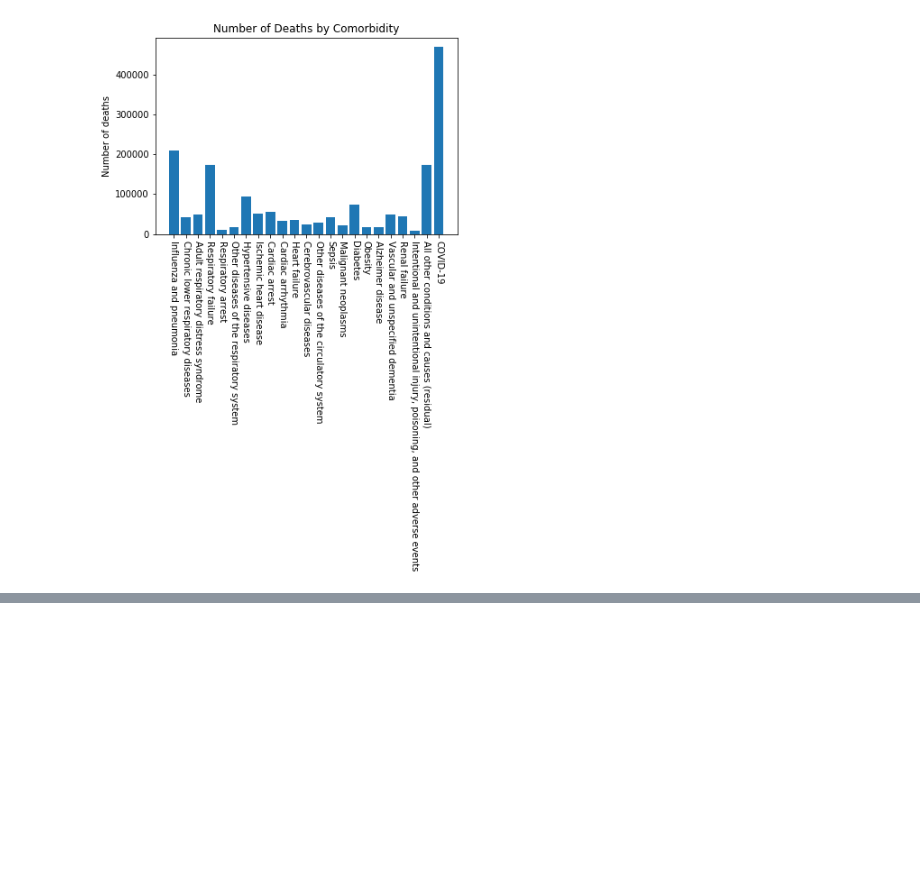
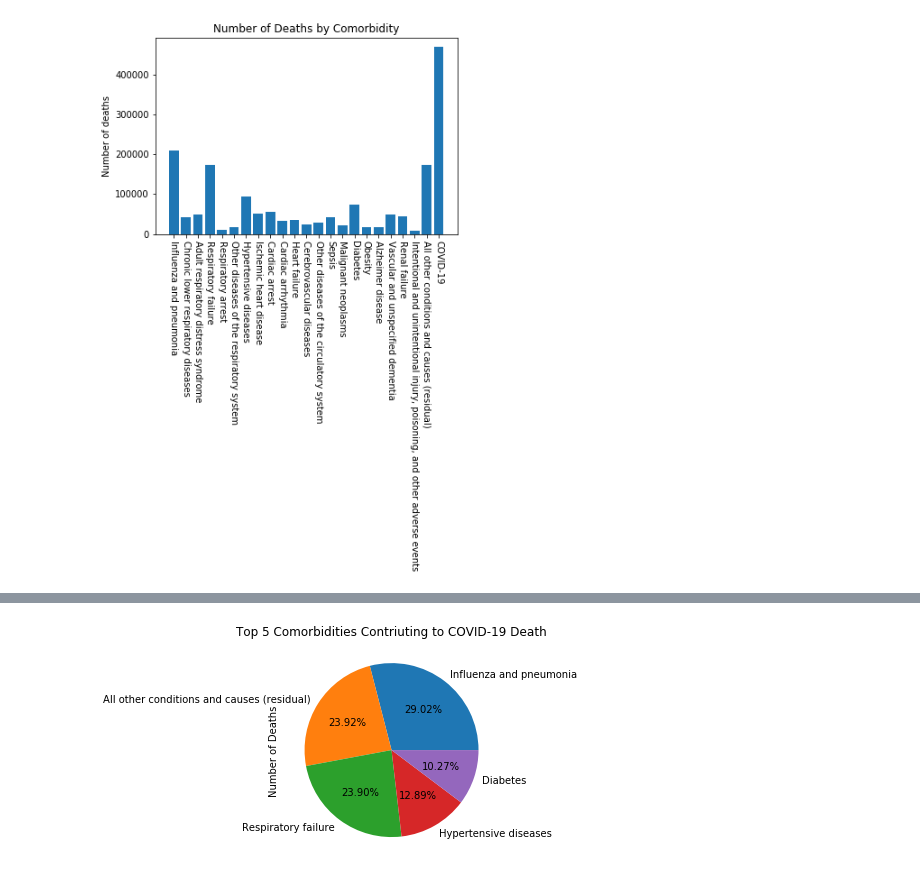
Before and after one commit to bennguyen8/DS-2500-Final, a Jupyter notebook: Comorbidities.ipynb, the cells around one changed output, grey strips where cells are left out. Cells and saved outputs as stored; diff of their text form; code cells hidden in the pictures; blank space fills up the shorter version.

```diff
--- a/Comorbidities.ipynb
+++ b/Comorbidities.ipynb
@@ -84,0 +107,6 @@ plt.show()
+# %%
+# plotting top 5 comorbidities that contribute to death
+plot = top_5.plot.pie(y='Number of Deaths', autopct='%1.2f%%', legend=False,
+                      title='Top 5 Comorbidities Contriuting to COVID-19 Death')
+# %% [output]
+[figure, added]
```
Also changed, not shown: parts of 7 cells of this notebook.
